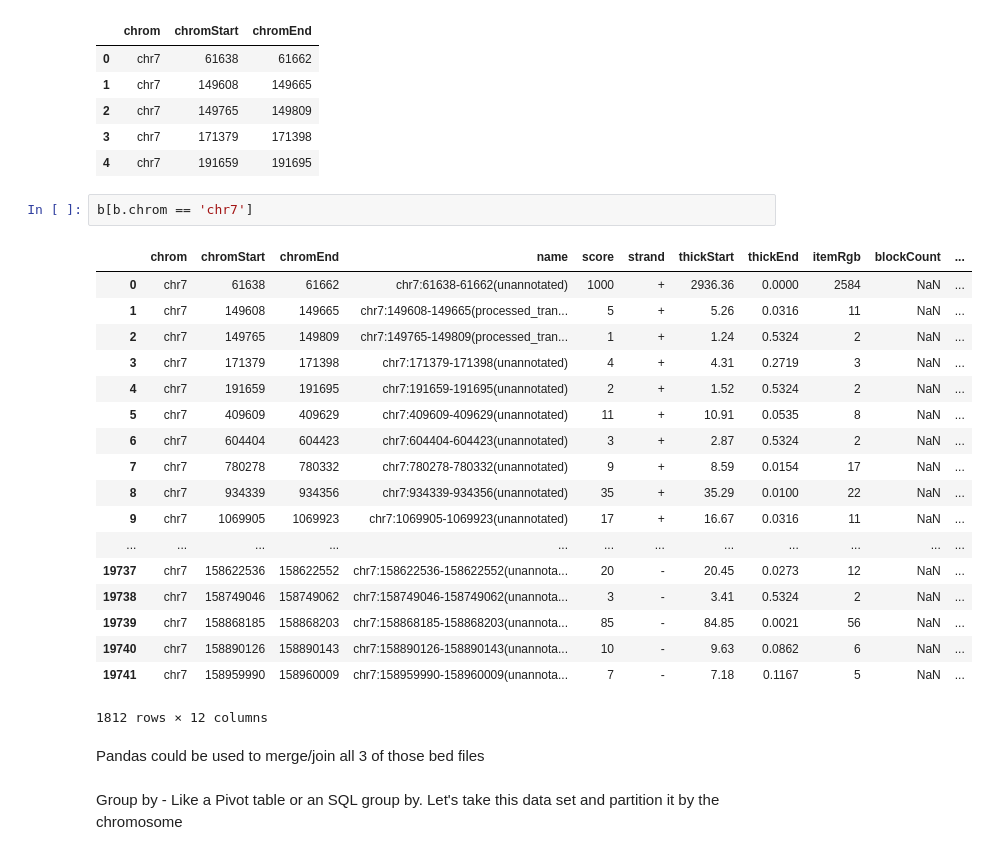
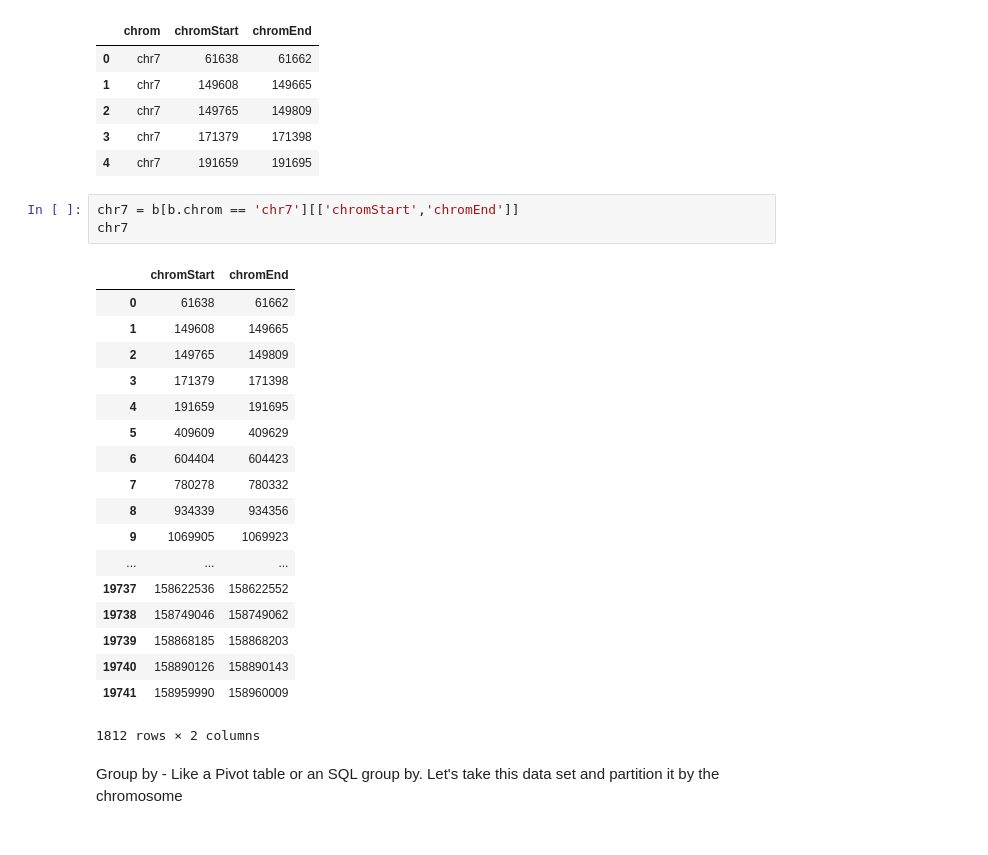
Before and after one commit to Duke-GCB/SciComp-Materials, a Jupyter notebook: python-part-04.ipynb, the cells around one changed output. Drawn from its saved outputs; the diff is of its cells as text.

Commit message:
WIP on pandas. cutting out fat

```diff
--- a/python-part-04.ipynb
+++ b/python-part-04.ipynb
@@ -139,28 +117,27 @@ b[['chrom','chromStart','chromEnd']].head()
 | 3 | chr7 | 171379 | 171398 |
 | 4 | chr7 | 191659 | 191695 |
 # %%
-b[b.chrom == 'chr7']
+chr7 = b[b.chrom == 'chr7'][['chromStart','chromEnd']]
+chr7
 # %% [output]
-|  | chrom | chromStart | chromEnd | name | score | strand | thickStart | thickEnd | itemRgb | blockCount | ... |
-| 0 | chr7 | 61638 | 61662 | chr7:61638-61662(unannotated) | 1000 | + | 2936.36 | 0.0000 | 2584 | NaN | ... |
-| 1 | chr7 | 149608 | 149665 | chr7:149608-149665(processed_tran... | 5 | + | 5.26 | 0.0316 | 11 | NaN | ... |
-| 2 | chr7 | 149765 | 149809 | chr7:149765-149809(processed_tran... | 1 | + | 1.24 | 0.5324 | 2 | NaN | ... |
-| 3 | chr7 | 171379 | 171398 | chr7:171379-171398(unannotated) | 4 | + | 4.31 | 0.2719 | 3 | NaN | ... |
-| 4 | chr7 | 191659 | 191695 | chr7:191659-191695(unannotated) | 2 | + | 1.52 | 0.5324 | 2 | NaN | ... |
-| 5 | chr7 | 409609 | 409629 | chr7:409609-409629(unannotated) | 11 | + | 10.91 | 0.0535 | 8 | NaN | ... |
-| 6 | chr7 | 604404 | 604423 | chr7:604404-604423(unannotated) | 3 | + | 2.87 | 0.5324 | 2 | NaN | ... |
-| 7 | chr7 | 780278 | 780332 | chr7:780278-780332(unannotated) | 9 | + | 8.59 | 0.0154 | 17 | NaN | ... |
-| 8 | chr7 | 934339 | 934356 | chr7:934339-934356(unannotated) | 35 | + | 35.29 | 0.0100 | 22 | NaN | ... |
-| 9 | chr7 | 1069905 | 1069923 | chr7:1069905-1069923(unannotated) | 17 | + | 16.67 | 0.0316 | 11 | NaN | ... |
-| ... | ... | ... | ... | ... | ... | ... | ... | ... | ... | ... | ... |
-| 19737 | chr7 | 158622536 | 158622552 | chr7:158622536-158622552(unannota... | 20 | - | 20.45 | 0.0273 | 12 | NaN | ... |
-| 19738 | chr7 | 158749046 | 158749062 | chr7:158749046-158749062(unannota... | 3 | - | 3.41 | 0.5324 | 2 | NaN | ... |
-| 19739 | chr7 | 158868185 | 158868203 | chr7:158868185-158868203(unannota... | 85 | - | 84.85 | 0.0021 | 56 | NaN | ... |
-| 19740 | chr7 | 158890126 | 158890143 | chr7:158890126-158890143(unannota... | 10 | - | 9.63 | 0.0862 | 6 | NaN | ... |
-| 19741 | chr7 | 158959990 | 158960009 | chr7:158959990-158960009(unannota... | 7 | - | 7.18 | 0.1167 | 5 | NaN | ... |
+|  | chromStart | chromEnd |
+| 0 | 61638 | 61662 |
+| 1 | 149608 | 149665 |
+| 2 | 149765 | 149809 |
+| 3 | 171379 | 171398 |
+| 4 | 191659 | 191695 |
+| 5 | 409609 | 409629 |
+| 6 | 604404 | 604423 |
+| 7 | 780278 | 780332 |
+| 8 | 934339 | 934356 |
+| 9 | 1069905 | 1069923 |
+| ... | ... | ... |
+| 19737 | 158622536 | 158622552 |
+| 19738 | 158749046 | 158749062 |
+| 19739 | 158868185 | 158868203 |
+| 19740 | 158890126 | 158890143 |
+| 19741 | 158959990 | 158960009 |
-1812 rows × 12 columns
+1812 rows × 2 columns
-# %% [markdown]
-Pandas could be used to merge/join all 3 of those bed files
 # %% [markdown]
 Group by - Like a Pivot table or an SQL group by. Let's take this data set and partition it by the chromosome
 # %%
```
Also changed, not shown: parts of 19 cells of this notebook.
